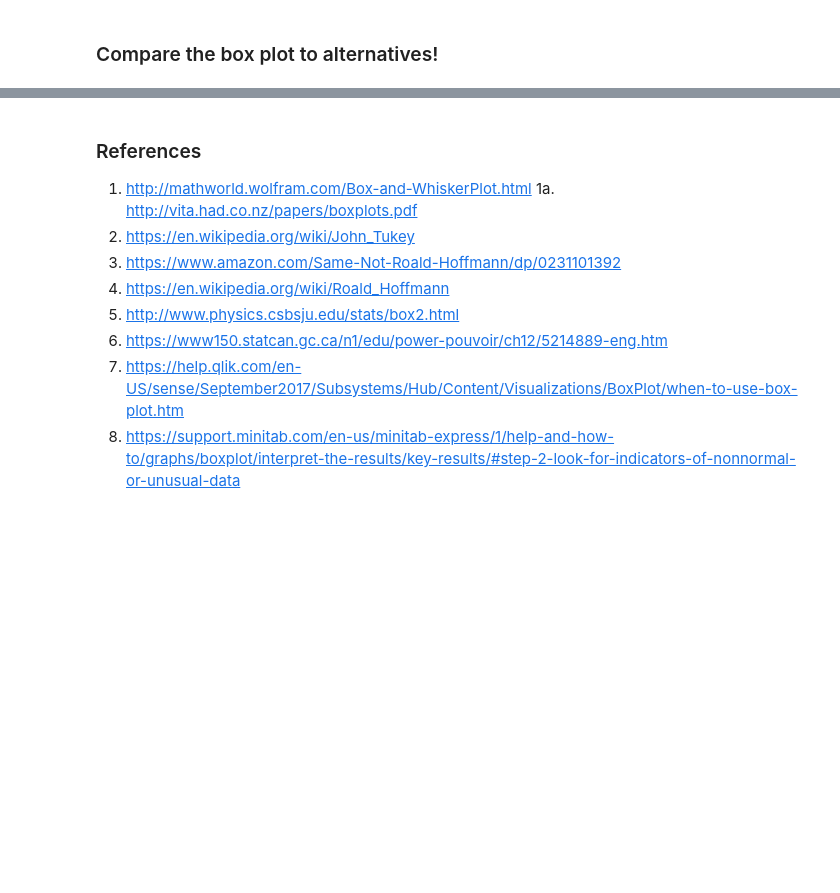
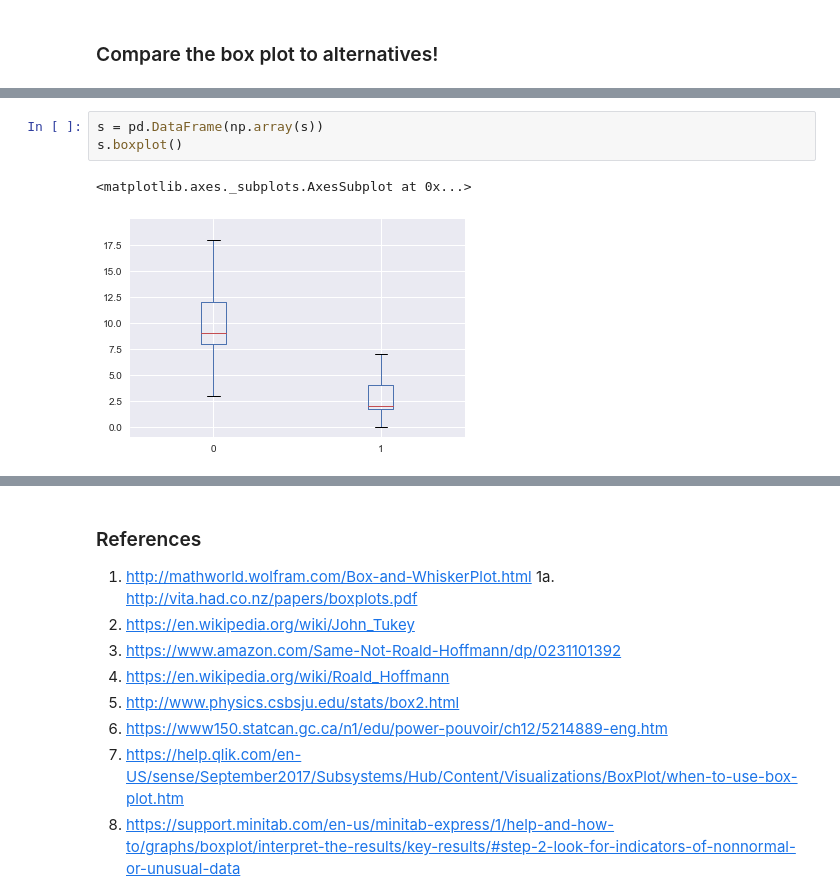
Before and after one commit to Aqua5lad/FDA-Dec-Project, a Jupyter notebook: FDA Project Dec 2018.ipynb, the cells around one changed output, grey strips where cells are left out. Cells and saved outputs as stored; diff of their text form; blank space fills up the shorter version.

```diff
--- a/FDA Project Dec 2018.ipynb
+++ b/FDA Project Dec 2018.ipynb
@@ -200,0 +216,6 @@ The law of large numbers was first proved by the Swiss mathematician Jakob Berno
+# %%
+s = pd.DataFrame(np.array(s))
+s.boxplot()
+# %% [output]
+<matplotlib.axes._subplots.AxesSubplot at 0x...>
+[figure, added]
```
Also changed, not shown: parts of 7 cells of this notebook.
